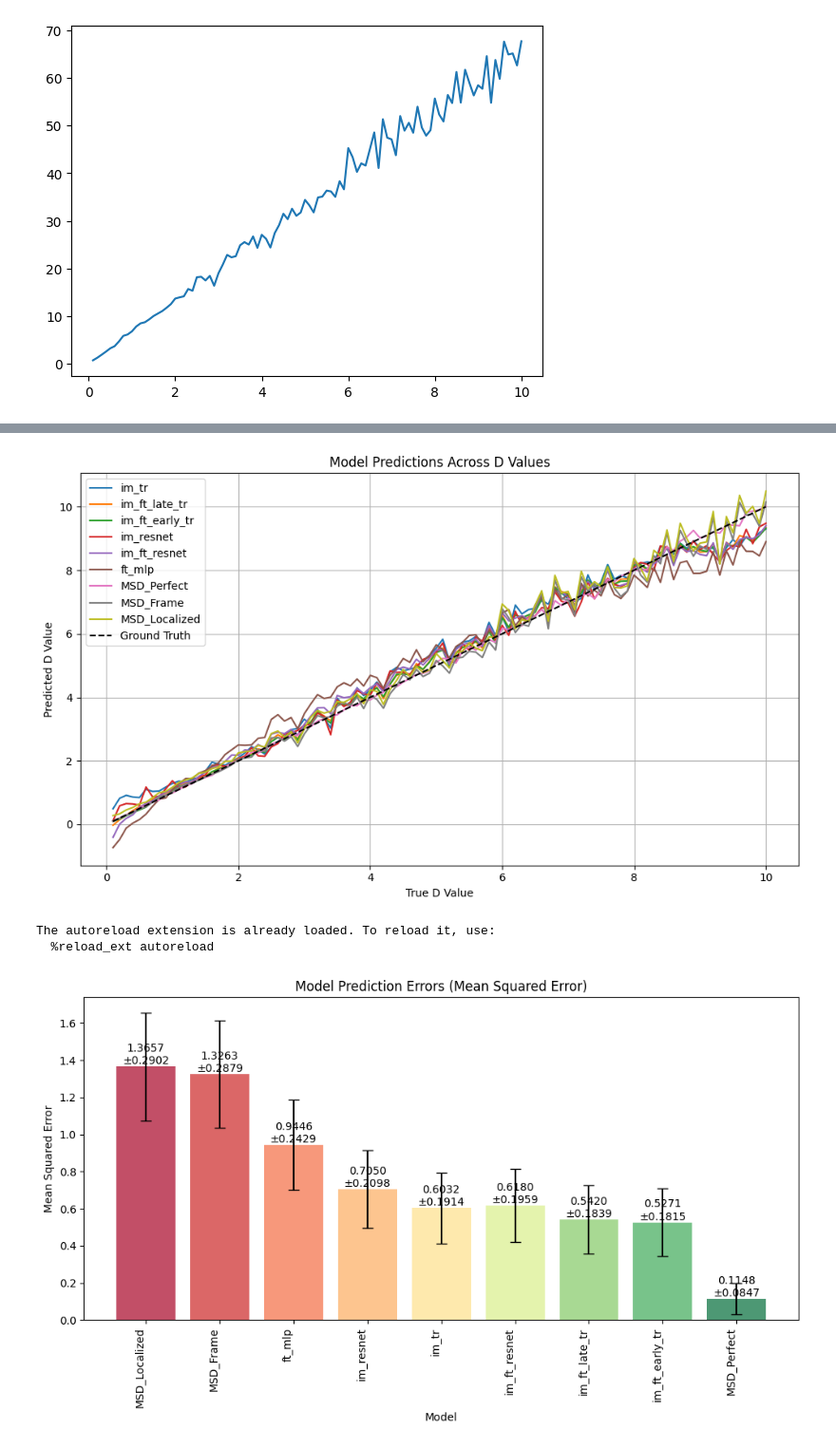
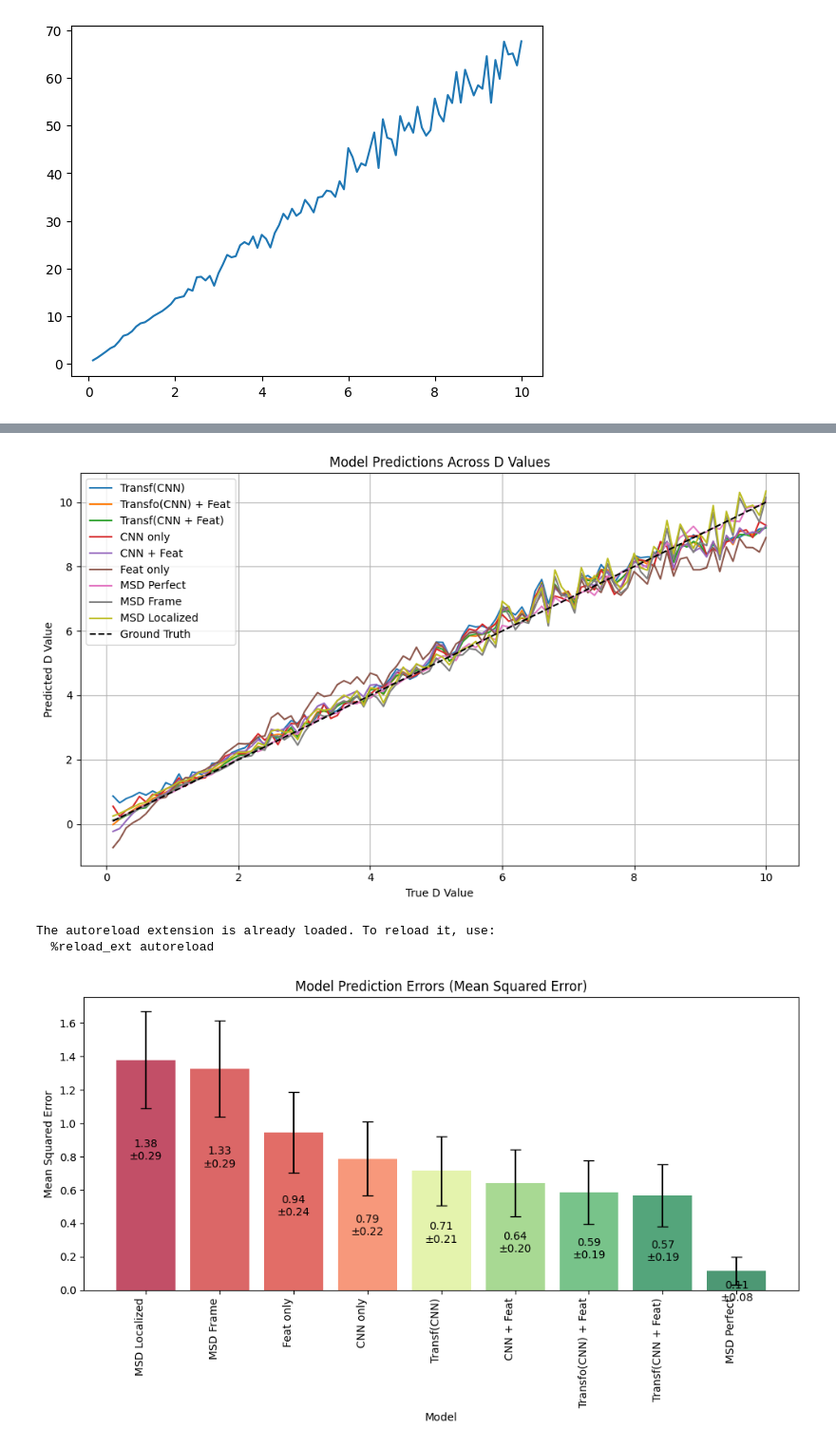
Before and after one commit to Biomedical-Imaging-Group/MolecularDiffusion_MiViT, a Jupyter notebook: train_resultsImagesFeatures.ipynb, the cells around one changed output, grey strips where cells are left out. Shown at 95% size. Saved outputs shown, nothing was run; the diff lists cells and outputs as text; code cells hidden in the pictures.

```diff
--- a/train_resultsImagesFeatures.ipynb
+++ b/train_resultsImagesFeatures.ipynb
@@ -414,7 +417,7 @@ def plot_model_predictions_vs_D_in_order(models, val_vid_in_order, val_feat_in_o
     val_trajs_in_order = (val_trajs_in_order[0].reshape(len(val_d_in_order), N_in_order,nFrames* nPosPerFrame,2),val_trajs_in_order[1].reshape(len(val_d_in_order), N_in_order,nFrames,2) ,val_trajs_in_order[2].reshape(len(val_d_in_order), N_in_order,nFrames,2))
 
 
-    model_preds = {name: [] for name in selected_models}
+    model_preds = {name_map[name]: [] for name in selected_models}
 
     for i in range(len(val_d_in_order)):
         vids = val_vid_in_order[i]  # shape (10, 30, 7, 7)
@@ -430,7 +433,7 @@ def plot_model_predictions_vs_D_in_order(models, val_vid_in_order, val_feat_in_o
             # Multiply by D_max_normalization because model was trained to predict values between 0 and 1
             preds = preds * D_max_normalization
             mean_of_means = preds.mean().item()  # mean over sequences
-            model_preds[name].append(mean_of_means)
+            model_preds[name_map[name]].append(mean_of_means)
 
     # Plot
     plt.figure(figsize=(10, 6))
@@ -448,8 +451,10 @@ def plot_model_predictions_vs_D_in_order(models, val_vid_in_order, val_feat_in_o
 
 plot_model_predictions_vs_D_in_order(models, val_vid_in_order, val_feat_in_order, val_trajs_in_order,val_d_in_order, selected_models)
 # %% [output]
-[figure, old version]
+[figure, new version]
 # %%
+import matplotlib.pyplot as plt
+
 def plot_error_std(selected_models, mse_dict, std_dict, models_colormap):
     """
     Plot bar graph of Mean Squared Error with error bars representing standard deviation.
@@ -458,21 +463,22 @@ def plot_error_std(selected_models, mse_dict, std_dict, models_colormap):
     - selected_models (list): List of model names
     - mse_dict (dict): Dictionary of Mean Squared Errors for each model
     - std_dict (dict): Dictionary of standard deviations for each model
+    - models_colormap (dict): Dictionary mapping model names to colors
+    - name_map (dict): Dictionary mapping display names to internal names
     """
     plt.figure(figsize=(10, 6))
-    tab20_colors = plt.get_cmap('tab20').colors
 
     colors = [models_colormap[name] for name in selected_models]
 
-    # Prepare data for plotting
+    # Prepare data
     model_names = list(selected_models)
-    mean_errors = [mse_dict[name] for name in model_names]
-    std_errors = [std_dict[name] for name in model_names]
+    model_names_mapped = [name_map[name] for name in model_names]
+    mean_errors = [mse_dict[name_map[name]] for name in model_names]
+    std_errors = [std_dict[name_map[name]] for name in model_names]
 
-    # Create bar plot with error bars
-    plt.bar(model_names, mean_errors, yerr=std_errors,
-            capsize=5, alpha=0.7,
-            color=colors)
+    # Bar plot
+    bars = plt.bar(model_names_mapped, mean_errors, yerr=std_errors,
+                   capsize=5, alpha=0.7, color=colors)
 
     plt.title('Model Prediction Errors (Mean Squared Error)')
     plt.xlabel('Model')
@@ -480,12 +486,13 @@ def plot_error_std(selected_models, mse_dict, std_dict, models_colormap):
     plt.xticks(rotation=90, ha='right')
     plt.tight_layout()
 
-    # Add error values as text on the bars
+    # Add error values slightly above the bar + std
     for i, (mean, std) in enumerate(zip(mean_errors, std_errors)):
-        plt.text(i, mean, f'{mean:.4f}\n±{std:.4f}',
-                 ha='center', va='bottom')
+        y = mean - 2*std - 0.02 * max(mean_errors)  # small offset
+        plt.text(i, y, f'{mean:.2f}\n±{std:.2f}', ha='center', va='bottom')
 
     plt.show()
+
 
 
 def compute_pred(model, val_vid, val_feat, val_trajs):
@@ -555,8 +562,8 @@ def compute_erro_all_d(models, val_vid_in_order, val_feat_in_order, val_trajs,va
             #scaled_std = np.std(np.abs(scaled_errors))
 
             # Store MSE and standard deviation
-            mse_dict[name] = scaled_mse
-            std_dict[name] = scaled_std
+            mse_dict[name_map[name]] = scaled_mse
+            std_dict[name_map[name]] = scaled_std
 
             # Potentially create prediction plot
             model_preds[name] = preds.mean().item()
@@ -569,42 +576,42 @@ from trainSettingsImagesFeatures import *
 from helpersPlot import *
 
 
 %load_ext autoreload
 %reload_ext autoreload
 %autoreload 2
 
 """
 models2 = models.copy()
 
 models2.update({"im_tr_rot" : models["im_tr"]})
 models2.update({"im_ft_late_tr_rot" : models["im_ft_late_tr"]})
 models2.update({"im_ft_early_tr_rot" : models["im_ft_early_tr"]})
 models2.update({"im_resnet_rot" : models["im_resnet"]})
 models2.update({"im_ft_resnet_rot" : models["im_ft_resnet"]})
 
 
 sel = ["im_tr", "im_tr_rot",  "im_ft_late_tr",  "im_ft_late_tr_rot", "im_ft_early_tr", "im_ft_early_tr_rot", "im_resnet", "im_resnet_rot", "im_ft_resnet", "im_ft_resnet_rot", "ft_mlp", "MSD_Perfect", "MSD_Frame", "MSD_Localized"]
 """
 
 
 cmap = plt.get_cmap("RdYlGn")
 colors_dict = {
-    "MSD_Localized" : cmap(0.01),
-    "MSD_Frame" : cmap(0.08),
-    "ft_mlp" : cmap(0.2),
-    "im_resnet" : cmap(0.3),
-    "im_tr" : cmap(0.4),
-    "im_ft_resnet" : cmap(0.6),
-    "im_ft_late_tr" : cmap(0.75),
-    "im_ft_early_tr" : cmap(0.85),
-    "MSD_Perfect" : cmap(0.99),
+    msdLocalized : cmap(0.01),
+    msdFrame : cmap(0.08),
+    ft_mlp : cmap(0.1),
+    im_resnet : cmap(0.2),
+    im_tr : cmap(0.6),
+    im_ft_resnet : cmap(0.75),
+    im_ft_late_tr : cmap(0.85),
+    im_ft_early_tr : cmap(0.95),
+    msdPerfect : cmap(0.99),
                    }
 sel_models = list(colors_dict.keys())
 
-mse_dict,std_dict = compute_erro_all_d(models, val_vid_in_order, val_feat_in_order,val_trajs_in_order, val_d_in_order, sel_models)
+#mse_dict,std_dict = compute_erro_all_d(models, val_vid_in_order, val_feat_in_order,val_trajs_in_order, val_d_in_order, sel_models)
 plot_error_std(sel_models, mse_dict, std_dict, colors_dict)
 # %% [output]
 The autoreload extension is already loaded. To reload it, use:
   %reload_ext autoreload
-[figure, old version]
+[figure, new version]
 # %%
```
Also changed, not shown: parts of 7 cells of this notebook, 5 other files.
